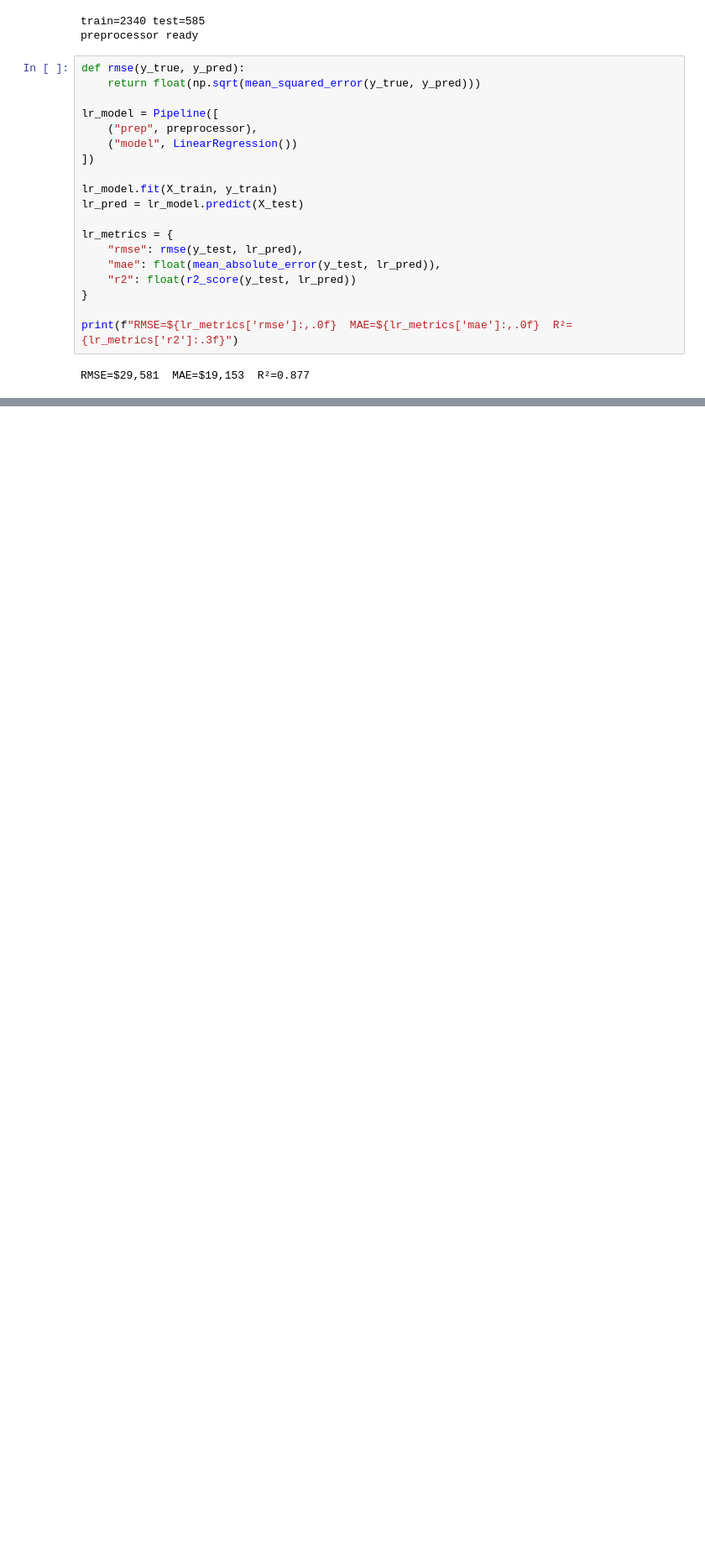
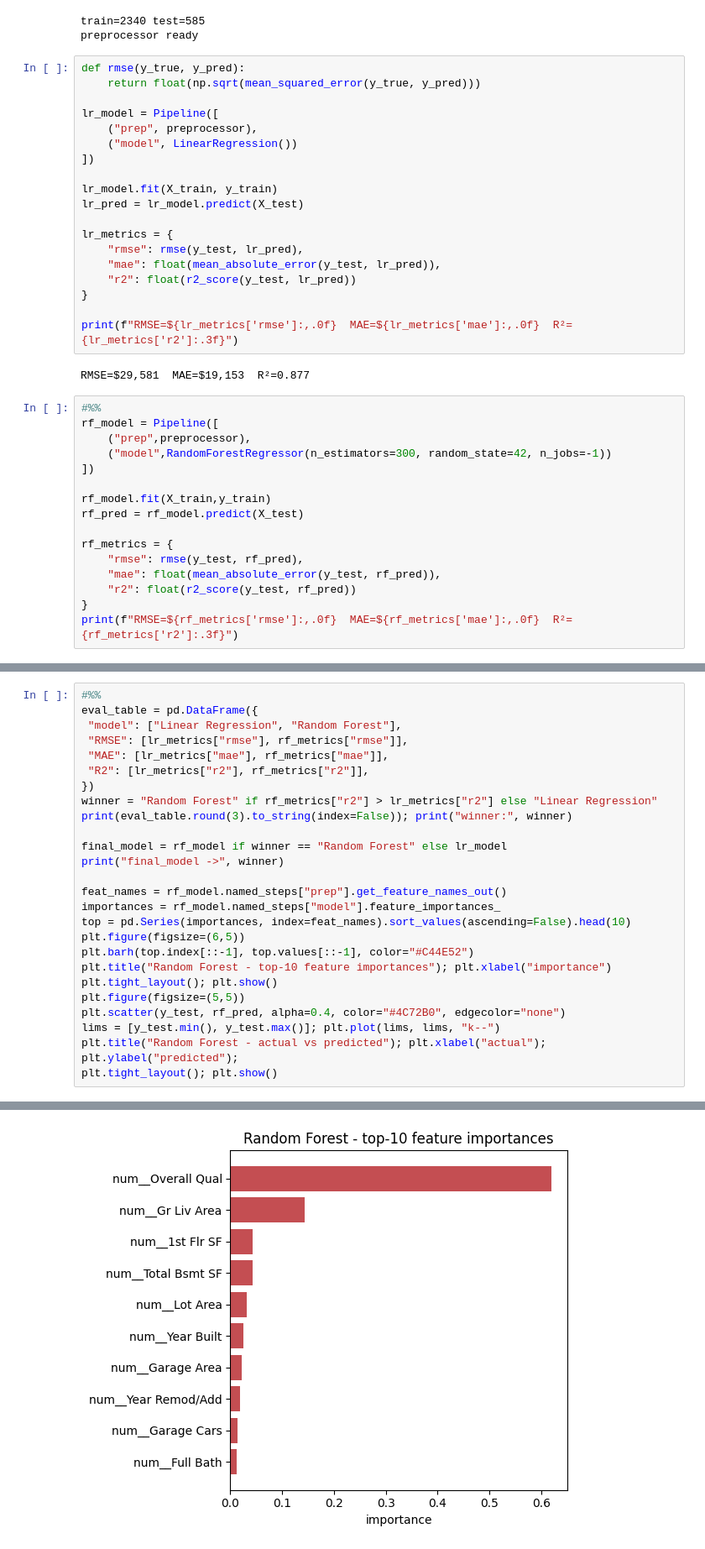
Before and after one commit to manidharc7/ISI-2026-Group1-Property-Valuation, a Jupyter notebook: ISI_Project_Property_Valuation.ipynb, the cells around one changed output, grey strips where cells are left out. Shown at 84% size. Drawn from its saved outputs; the diff is of its cells as text; blank space fills up the shorter version.

```diff
--- a/ISI_Project_Property_Valuation.ipynb
+++ b/ISI_Project_Property_Valuation.ipynb
@@ -149,3 +149,19 @@ lr_metrics = {
 print(f"RMSE=${lr_metrics['rmse']:,.0f}  MAE=${lr_metrics['mae']:,.0f}  R²={lr_metrics['r2']:.3f}")
 # %% [output]
 RMSE=$29,581  MAE=$19,153  R²=0.877
+# %%
+#%%
+rf_model = Pipeline([
+    ("prep",preprocessor),
+    ("model",RandomForestRegressor(n_estimators=300, random_state=42, n_jobs=-1))
+])
+
+rf_model.fit(X_train,y_train)
+rf_pred = rf_model.predict(X_test)
+
+rf_metrics = {
+    "rmse": rmse(y_test, rf_pred),
+    "mae": float(mean_absolute_error(y_test, rf_pred)),
+    "r2": float(r2_score(y_test, rf_pred))
+}
+print(f"RMSE=${rf_metrics['rmse']:,.0f}  MAE=${rf_metrics['mae']:,.0f}  R²={rf_metrics['r2']:.3f}")
@@ -151,0 +170,27 @@ RMSE=$29,581  MAE=$19,153  R²=0.877
+# %%
+#%%
+eval_table = pd.DataFrame({
+ "model": ["Linear Regression", "Random Forest"],
+ "RMSE": [lr_metrics["rmse"], rf_metrics["rmse"]],
+ "MAE": [lr_metrics["mae"], rf_metrics["mae"]],
+ "R2": [lr_metrics["r2"], rf_metrics["r2"]],
+})
+winner = "Random Forest" if rf_metrics["r2"] > lr_metrics["r2"] else "Linear Regression"
+print(eval_table.round(3).to_string(index=False)); print("winner:", winner)
+
+final_model = rf_model if winner == "Random Forest" else lr_model
+print("final_model ->", winner)
+
+feat_names = rf_model.named_steps["prep"].get_feature_names_out()
+importances = rf_model.named_steps["model"].feature_importances_
+top = pd.Series(importances, index=feat_names).sort_values(ascending=False).head(10)
+plt.figure(figsize=(6,5))
+plt.barh(top.index[::-1], top.values[::-1], color="#C44E52")
+plt.title("Random Forest - top-10 feature importances"); plt.xlabel("importance")
+plt.tight_layout(); plt.show()
+plt.figure(figsize=(5,5))
+plt.scatter(y_test, rf_pred, alpha=0.4, color="#4C72B0", edgecolor="none")
+lims = [y_test.min(), y_test.max()]; plt.plot(lims, lims, "k--")
+plt.title("Random Forest - actual vs predicted"); plt.xlabel("actual"); plt.ylabel("predicted");
+plt.tight_layout(); plt.show()
+# %% [output]
@@ -151,0 +202 @@ RMSE=$29,581  MAE=$19,153  R²=0.877
+[figure, added]
```
Also changed, not shown: parts of 5 cells of this notebook.
